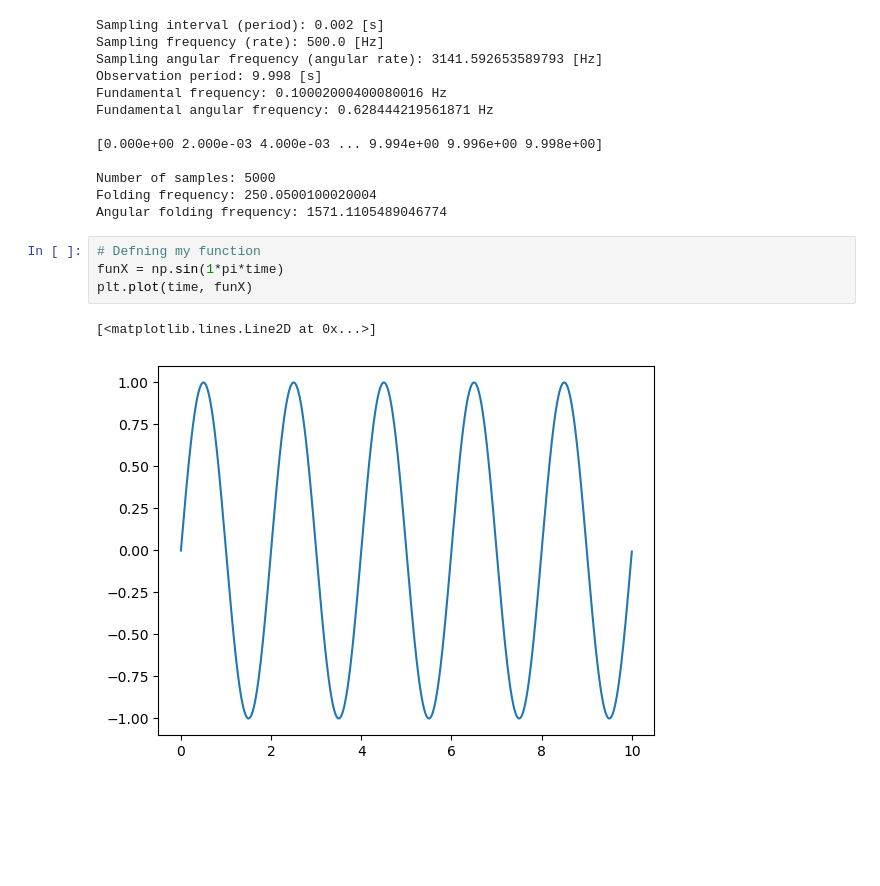
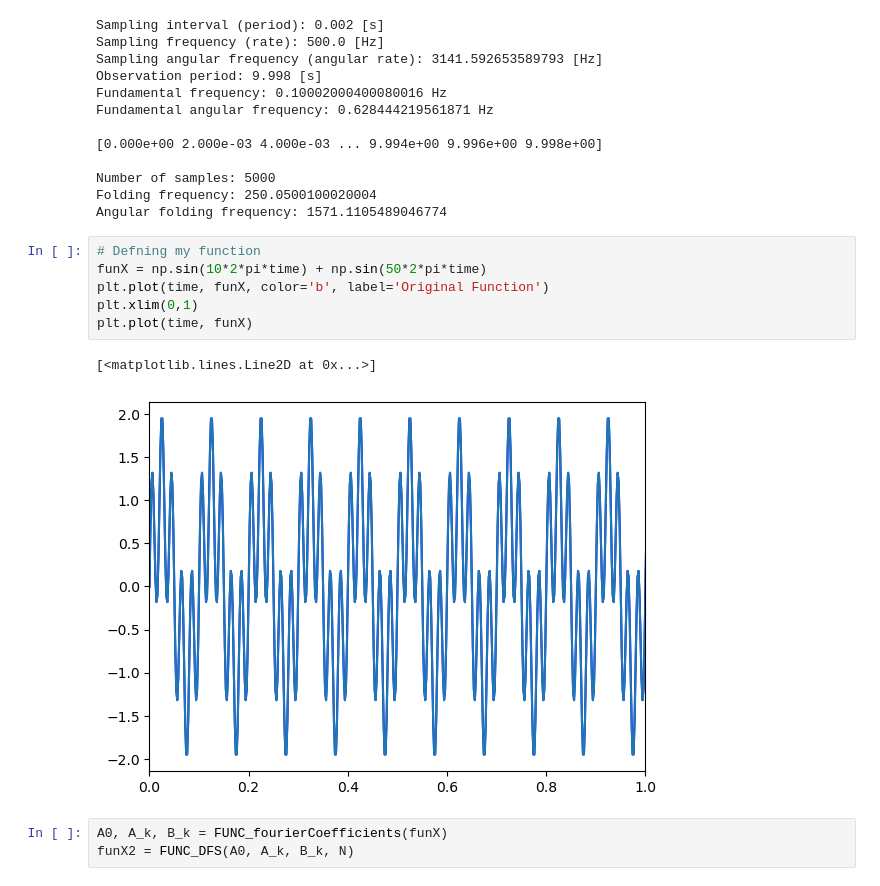
Before and after one commit to P219-C/signalAnalysis, a Jupyter notebook: signalAnalysis.ipynb, the cells around one changed output. Cells and saved outputs as stored; diff of their text form; blank space fills up the shorter version.

Commit message:
Created function to compute Fourier Coeff. and Amplitude Spectrum

```diff
--- a/signalAnalysis.ipynb
+++ b/signalAnalysis.ipynb
@@ -83,8 +149,13 @@ Folding frequency: 250.0500100020004
 Angular folding frequency: 1571.1105489046774
 # %%
 # Defning my function
-funX = np.sin(1*pi*time)
+funX = np.sin(10*2*pi*time) + np.sin(50*2*pi*time)
+plt.plot(time, funX, color='b', label='Original Function')
+plt.xlim(0,1)
 plt.plot(time, funX)
 # %% [output]
 [<matplotlib.lines.Line2D at 0x...>]
-[figure, old version]
+[figure, new version]
+# %%
+A0, A_k, B_k = FUNC_fourierCoefficients(funX)
+funX2 = FUNC_DFS(A0, A_k, B_k, N)
```
Also changed, not shown: parts of 9 cells of this notebook.
